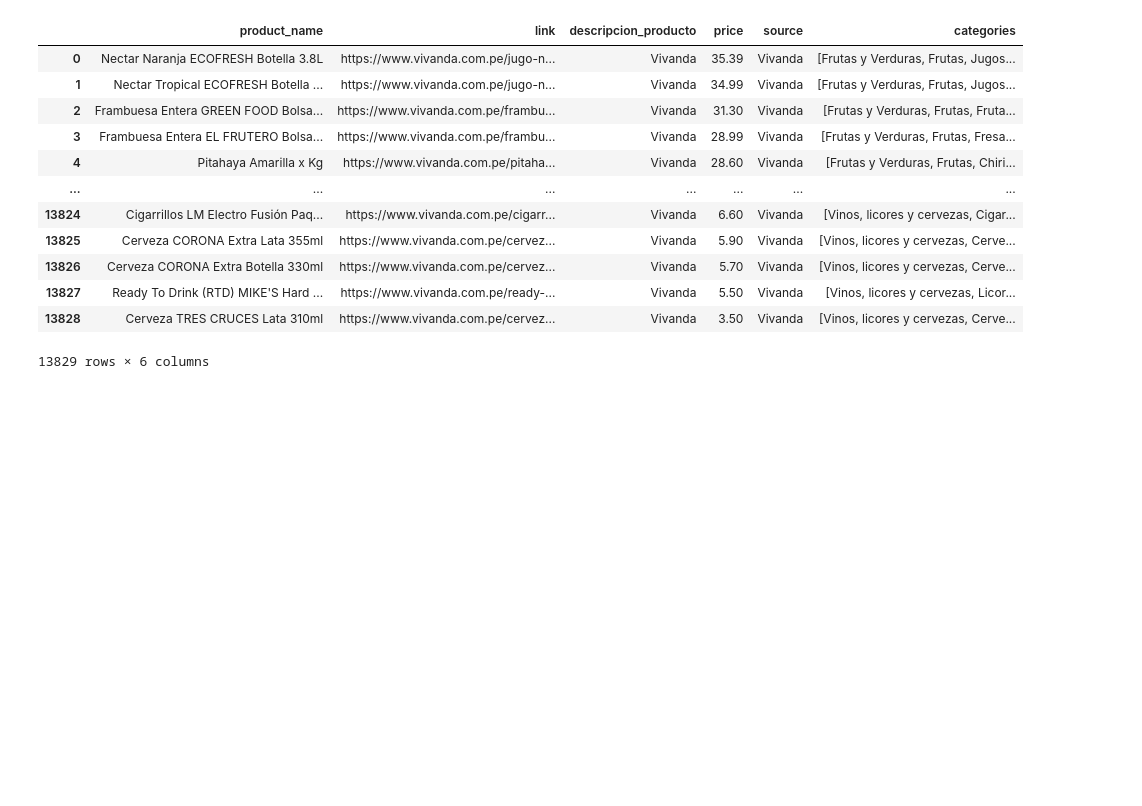
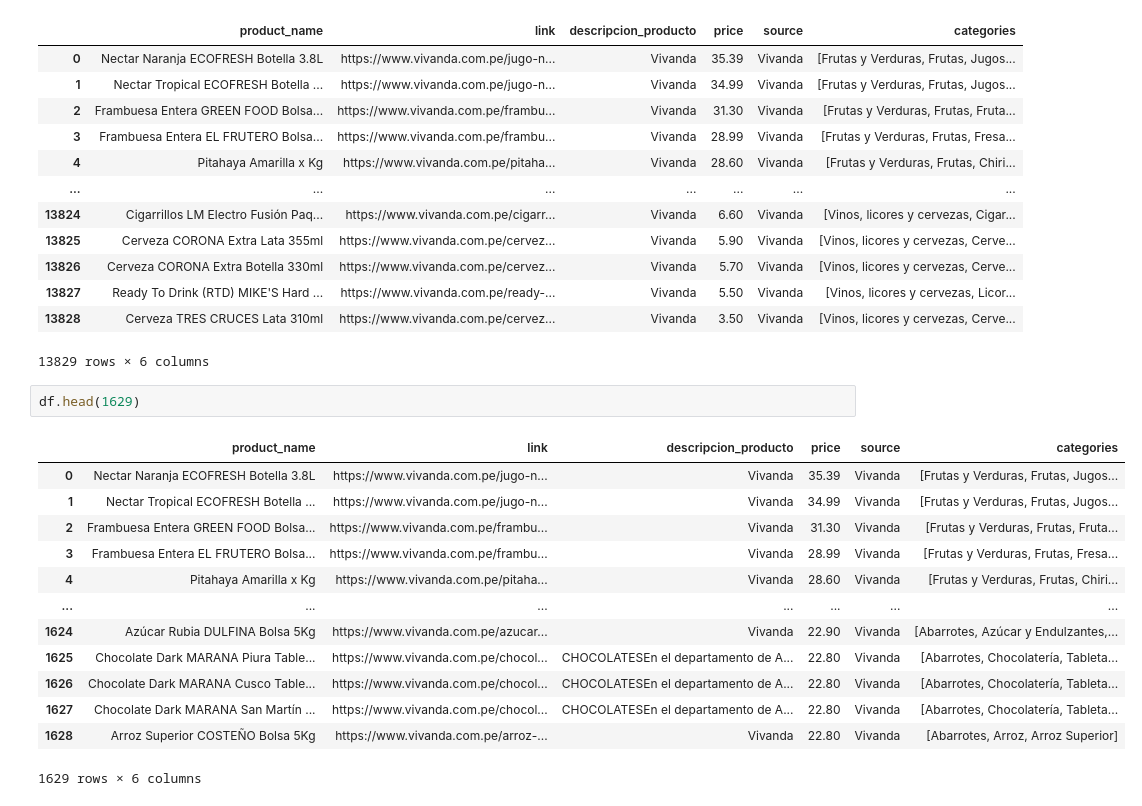
Before and after one commit to luis-huacho/mineria-web-app-supermercados, a Jupyter notebook: mercados/supermercados/vivanda/limpieza.ipynb, the cells around one changed output. Drawn from its saved outputs; the diff is of its cells as text; blank space fills up the shorter version.

```diff
--- a/mercados/supermercados/vivanda/limpieza.ipynb
+++ b/mercados/supermercados/vivanda/limpieza.ipynb
@@ -189,3 +189,19 @@ Total de filas: 13829
 | 13827 | Ready To Drink (RTD) MIKE'S Hard ... | https://www.vivanda.com.pe/ready-... | Vivanda | 5.50 | Vivanda | [Vinos, licores y cervezas, Licor... |
 | 13828 | Cerveza TRES CRUCES Lata 310ml | https://www.vivanda.com.pe/cervez... | Vivanda | 3.50 | Vivanda | [Vinos, licores y cervezas, Cerve... |
 13829 rows × 6 columns
+# %%
+df.head(1629)
+# %% [output]
+|  | product_name | link | descripcion_producto | price | source | categories |
+| 0 | Nectar Naranja ECOFRESH Botella 3.8L | https://www.vivanda.com.pe/jugo-n... | Vivanda | 35.39 | Vivanda | [Frutas y Verduras, Frutas, Jugos... |
+| 1 | Nectar Tropical ECOFRESH Botella ... | https://www.vivanda.com.pe/jugo-n... | Vivanda | 34.99 | Vivanda | [Frutas y Verduras, Frutas, Jugos... |
+| 2 | Frambuesa Entera GREEN FOOD Bolsa... | https://www.vivanda.com.pe/frambu... | Vivanda | 31.30 | Vivanda | [Frutas y Verduras, Frutas, Fruta... |
+| 3 | Frambuesa Entera EL FRUTERO Bolsa... | https://www.vivanda.com.pe/frambu... | Vivanda | 28.99 | Vivanda | [Frutas y Verduras, Frutas, Fresa... |
+| 4 | Pitahaya Amarilla x Kg | https://www.vivanda.com.pe/pitaha... | Vivanda | 28.60 | Vivanda | [Frutas y Verduras, Frutas, Chiri... |
+| ... | ... | ... | ... | ... | ... | ... |
+| 1624 | Azúcar Rubia DULFINA Bolsa 5Kg | https://www.vivanda.com.pe/azucar... | Vivanda | 22.90 | Vivanda | [Abarrotes, Azúcar y Endulzantes,... |
+| 1625 | Chocolate Dark MARANA Piura Table... | https://www.vivanda.com.pe/chocol... | CHOCOLATESEn el departamento de A... | 22.80 | Vivanda | [Abarrotes, Chocolatería, Tableta... |
+| 1626 | Chocolate Dark MARANA Cusco Table... | https://www.vivanda.com.pe/chocol... | CHOCOLATESEn el departamento de A... | 22.80 | Vivanda | [Abarrotes, Chocolatería, Tableta... |
+| 1627 | Chocolate Dark MARANA San Martín ... | https://www.vivanda.com.pe/chocol... | CHOCOLATESEn el departamento de A... | 22.80 | Vivanda | [Abarrotes, Chocolatería, Tableta... |
+| 1628 | Arroz Superior COSTEÑO Bolsa 5Kg | https://www.vivanda.com.pe/arroz-... | Vivanda | 22.80 | Vivanda | [Abarrotes, Arroz, Arroz Superior] |
+1629 rows × 6 columns
```
Also changed, not shown: parts of 1 cell of this notebook, 2 other files.
